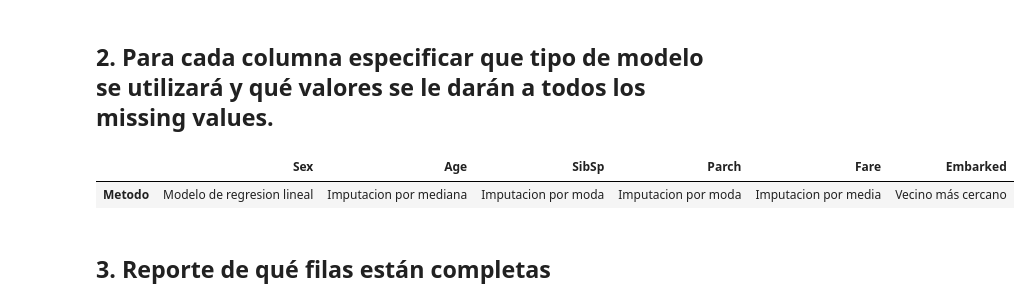
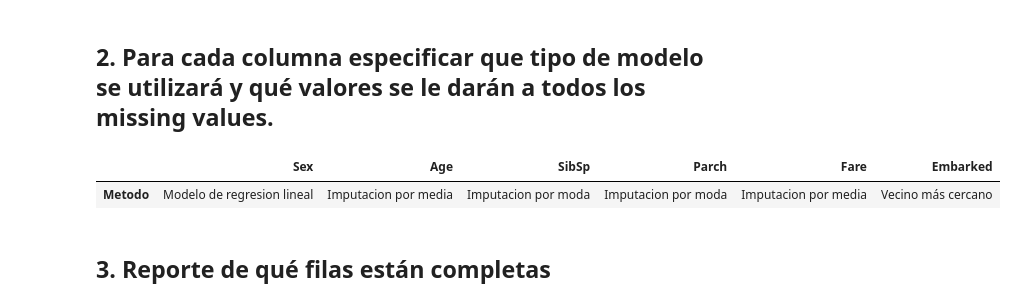
Before and after one commit to VictorFarfan98/Data-Wrangling, a Jupyter notebook: Laboratorio 8/Lab08.ipynb, the cells around one changed output. Cells and saved outputs as stored; diff of their text form; code cells hidden in the pictures.

```diff
--- a/Laboratorio 8/Lab08.ipynb
+++ b/Laboratorio 8/Lab08.ipynb
@@ -109,15 +111,15 @@ dtype: int64
 ## 2.	Para cada columna especificar que tipo de modelo se utilizará y qué valores se le darán a todos los missing values.
 # %%
 cols = ["Sex", "Age", "SibSp", "Parch", "Fare", "Embarked"]
-vals = ["Modelo de regresion lineal", "Imputacion por mediana", "Imputacion por moda", "Imputacion por moda", "Imputacion por media", "Vecino más cercano"]
+vals = ["Modelo de regresion lineal", "Imputacion por media", "Imputacion por moda", "Imputacion por moda", "Imputacion por media", "Vecino más cercano"]
 data = {}
 for i in range(len(cols)):
     data[cols[i]] = vals[i]
 df = pd.DataFrame(data, index=["Metodo"])
 df
 # %% [output]
 |  | Sex | Age | SibSp | Parch | Fare | Embarked |
-| Metodo | Modelo de regresion lineal | Imputacion por mediana | Imputacion por moda | Imputacion por moda | Imputacion por media | Vecino más cercano |
+| Metodo | Modelo de regresion lineal | Imputacion por media | Imputacion por moda | Imputacion por moda | Imputacion por media | Vecino más cercano |
 # %% [markdown]
 ## 3.	Reporte de qué filas están completas
 # %% [markdown]
```
Also changed, not shown: parts of 16 cells of this notebook.
